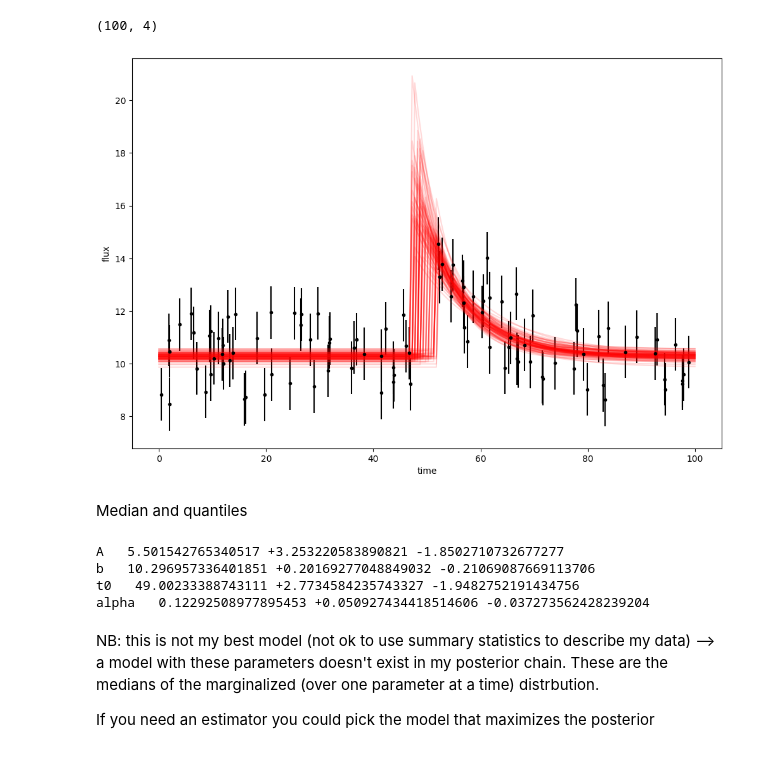
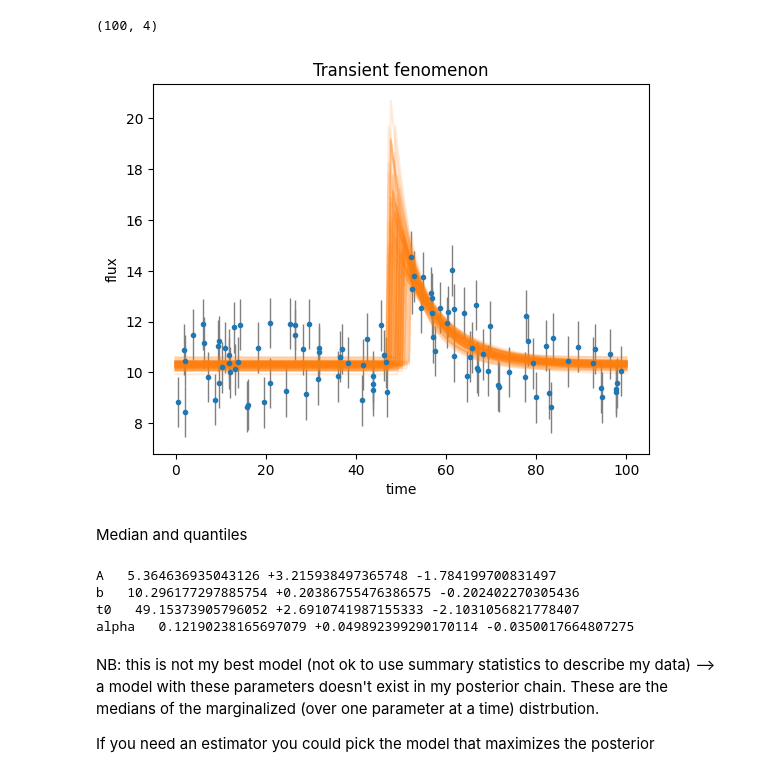
Before and after one commit to GiuliaConti/astrostatistics_bicocca_2024, a Jupyter notebook: working/E10_L11_emcee.ipynb, the cells around one changed output. Saved outputs shown, nothing was run; the diff lists cells and outputs as text; code cells hidden in the pictures.

Commit message:
Work on exercise 10 from lecture 11 (emcee)

```diff
--- a/working/E10_L11_emcee.ipynb
+++ b/working/E10_L11_emcee.ipynb
@@ -104,13 +99,11 @@ alpha = 0.093
 # %% [markdown]
 ### MCMC (emcee)
 # %%
-import emcee
+ndim = 4             # n of parameters
+nwalkers = 20        # n of MCMC walkers
+nsteps = 10000       # n of MCMC steps for each walker
 
-ndim = 4             # number of parameters in the model
-nwalkers = 20        # number of MCMC walkers
-nsteps = 10000       # number of MCMC steps to take **for each walker**
-
-starting_guesses = theta_ml + 1e-1 * np.random.randn(nwalkers, ndim)
+starting_guesses = theta_0 + 0.05 * np.random.randn(nwalkers, ndim)
 
 # sample the posterior
 sampler = emcee.EnsembleSampler(nwalkers, ndim, LogPosterior, args=[data, burst_model])
@@ -141,10 +134,9 @@ samples = sampler.get_chain()
 labels = ["A","b","t0","alpha"]
 for i in range(ndim):
     ax = axes[i]
-    ax.plot(samples[:, :, i], "k", alpha=0.2)
+    ax.plot(samples[:, :, i], "C0", alpha=0.3)
     ax.set_ylabel(labels[i])
     ax.set_xlim(0, len(samples))
-    ax.yaxis.set_label_coords(-0.07, 0.5)
 
 axes[-1].set_xlabel("step number");
 # %% [output]
@@ -159,4 +151,4 @@ print(tau)
 # %%
-flat_samples = sampler.get_chain(discard=2*int(max(tau)), thin=int(max(tau)), flat=True)
-print(flat_samples.shape)
+thin_samples = sampler.get_chain(discard=4*int(max(tau)), thin=int(max(tau)), flat=True)
+print(thin_samples.shape)
 # %% [output]
@@ -177,35 +165,38 @@ Choose $100$ samples randomly and plot the model
 NB: each sample in my posterior is a possible realization (equally probable)
 # %%
 nsamples = 100
-chosen_samples= flat_samples[np.random.choice(len(flat_samples),size=nsamples)]
+chosen_samples= thin_samples[np.random.choice(len(thin_samples),size=nsamples)]
 print(chosen_samples.shape)
 # %% [output]
 (100, 4)
 # %%
 tgrid=np.linspace(0,100,200)
 
-plt.figure(figsize=(12,8))
-plt.errorbar(t, y, yerr=yerr, fmt=".k", capsize=0)
+#plt.figure(figsize=(10,8))
+plt.errorbar(t,y,yerr=yerr, fmt='.', ecolor='gray', elinewidth=1)
+plt.xlabel('time')
+plt.ylabel('flux')
+plt.title('Transient fenomenon')
 
 for i in range(nsamples):
-    plt.plot(tgrid, burst_model(tgrid, chosen_samples[i,:]), 'red', alpha = 0.15)
+    plt.plot(tgrid, burst_model(tgrid, chosen_samples[i,:]), 'C1', alpha = 0.15)
 plt.xlabel("time")
 plt.ylabel("flux")
 
 plt.show()
 # %% [output]
-[figure, old version]
+[figure, new version]
 # %% [markdown]
 Median and quantiles
 # %%
 for i,l in enumerate(labels):
-    low, med, up = np.percentile(flat_samples[:,i],[5,50,95])
+    low, med, up = np.percentile(thin_samples[:,i],[5,50,95])
     print(l+"   "+str(med)+" +"+str(up-med)+" -"+str(med-low))
 # %% [output]
-A   5.501542765340517 +3.253220583890821 -1.8502710732677277
-b   10.296957336401851 +0.20169277048849032 -0.21069087669113706
-t0   49.00233388743111 +2.7734584235743327 -1.9482752191434756
-alpha   0.12292508977895453 +0.050927434418514606 -0.037273562428239204
+A   5.364636935043126 +3.215938497365748 -1.784199700831497
+b   10.296177297885754 +0.20386755476386575 -0.202402270305436
+t0   49.15373905796052 +2.6910741987155333 -2.1031056821778407
+alpha   0.12190238165697079 +0.049892399290170114 -0.0350017664807275
 # %% [markdown]
 NB: this is not my best model (not ok to use summary statistics to describe my data) --> a model with these parameters doesn't exist in my posterior chain. These are the medians of the marginalized (over one parameter at a time) distrbution.
 
```
Also changed, not shown: parts of 17 cells of this notebook.
